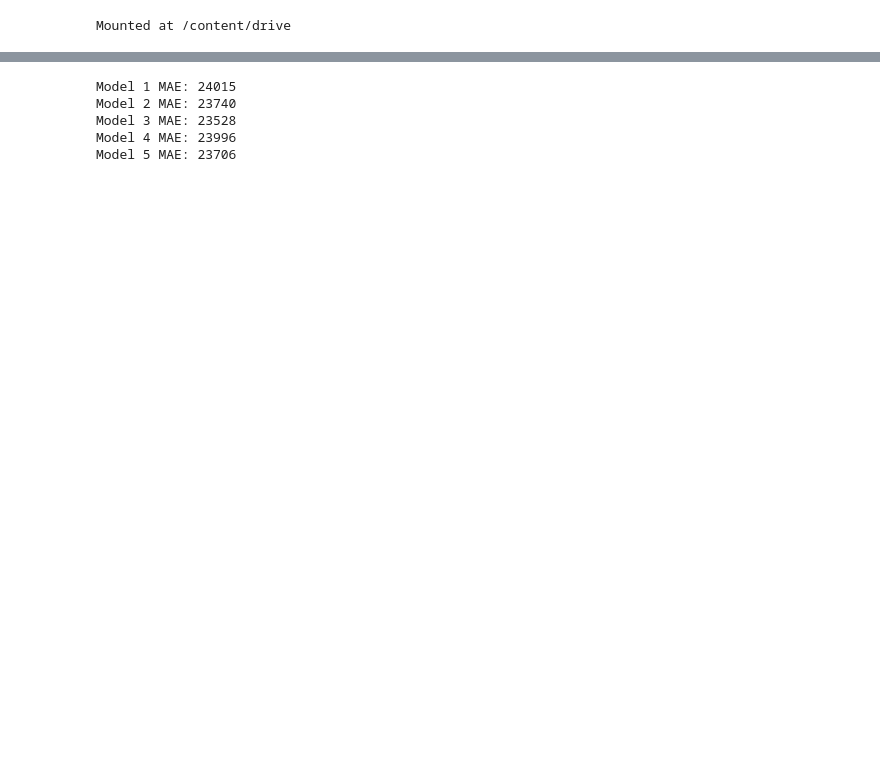
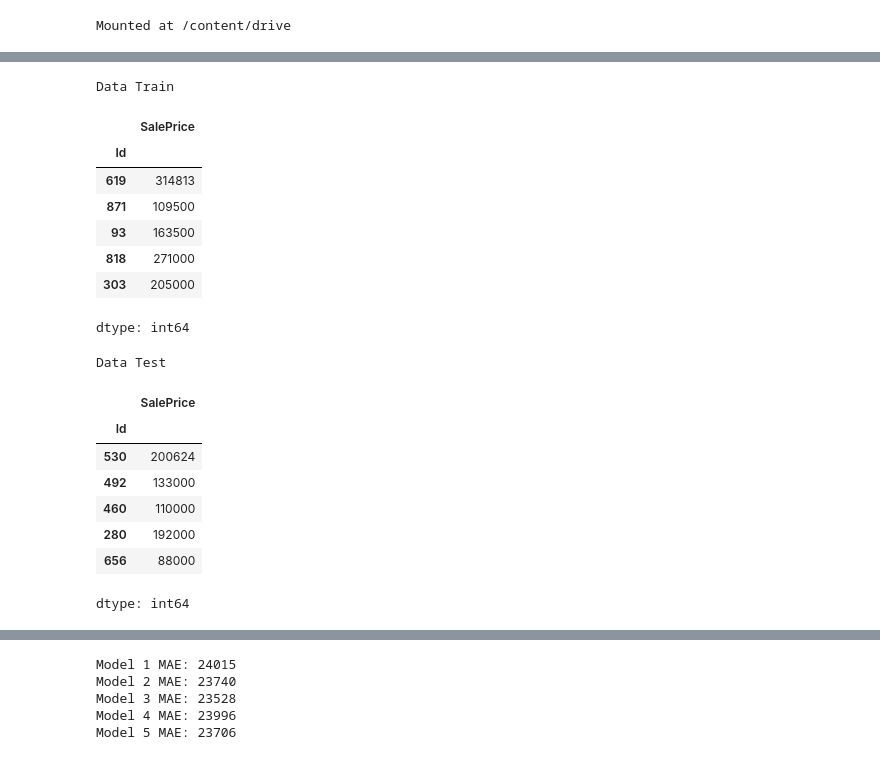
Before and after one commit to gisela1985/ML_models_practice, a Jupyter notebook: RandomForestRegressor.ipynb, the cells around one changed output, grey strips where cells are left out. Drawn from its saved outputs; the diff is of its cells as text; code cells hidden in the pictures; blank space fills up the shorter version.

```diff
--- a/RandomForestRegressor.ipynb
+++ b/RandomForestRegressor.ipynb
@@ -61,0 +81,25 @@ X_train.head()
+# %%
+#show the head of train and test data
+print("Data Train")
+display(y_train.head())
+print("Data Test")
+display(y_test.head())
+# %% [output]
+Data Train
+|  | SalePrice |
+| Id |  |
+| 619 | 314813 |
+| 871 | 109500 |
+| 93 | 163500 |
+| 818 | 271000 |
+| 303 | 205000 |
+dtype: int64
+Data Test
+|  | SalePrice |
+| Id |  |
+| 530 | 200624 |
+| 492 | 133000 |
+| 460 | 110000 |
+| 280 | 192000 |
+| 656 | 88000 |
+dtype: int64
```
Also changed, not shown: parts of 20 cells of this notebook.
